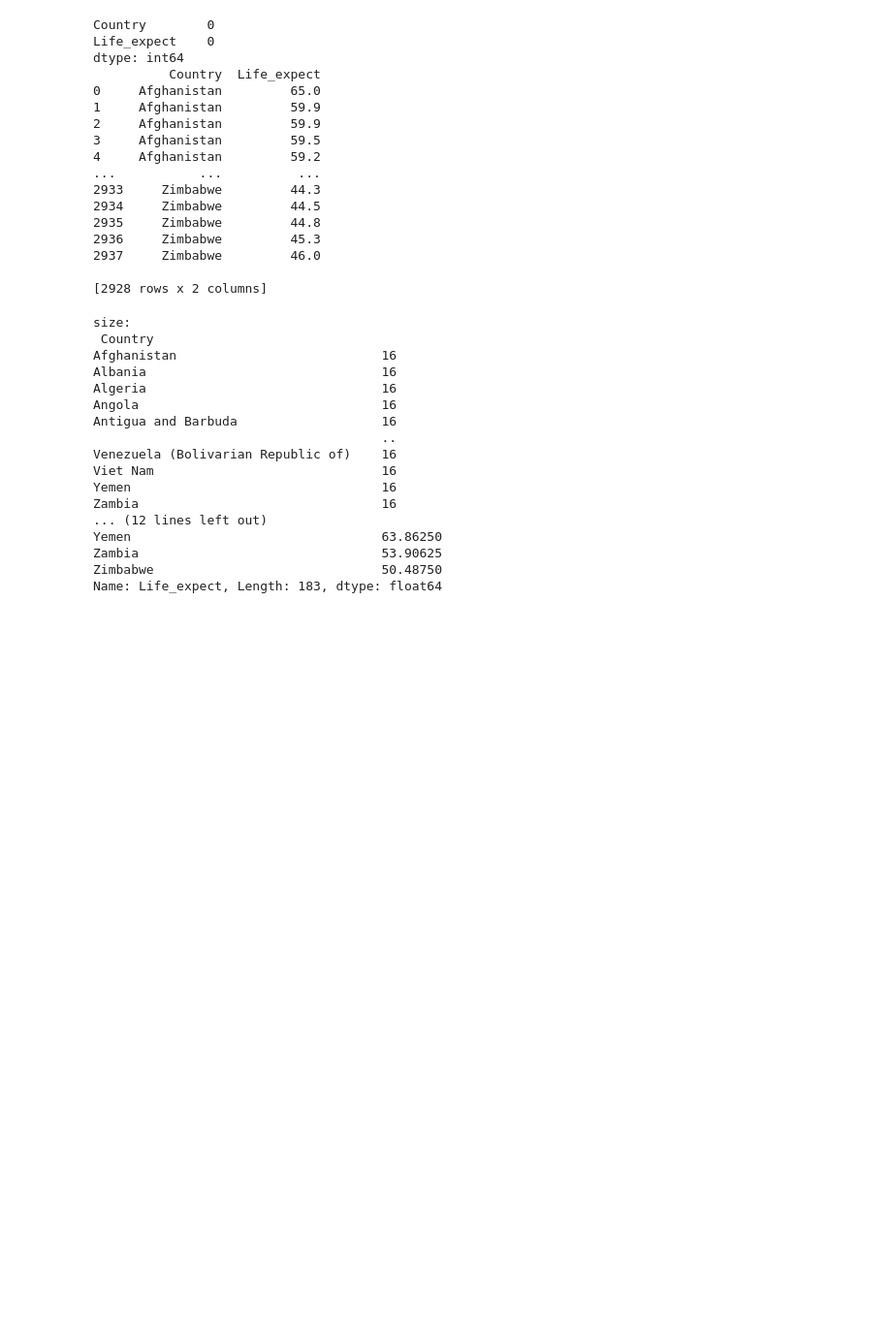
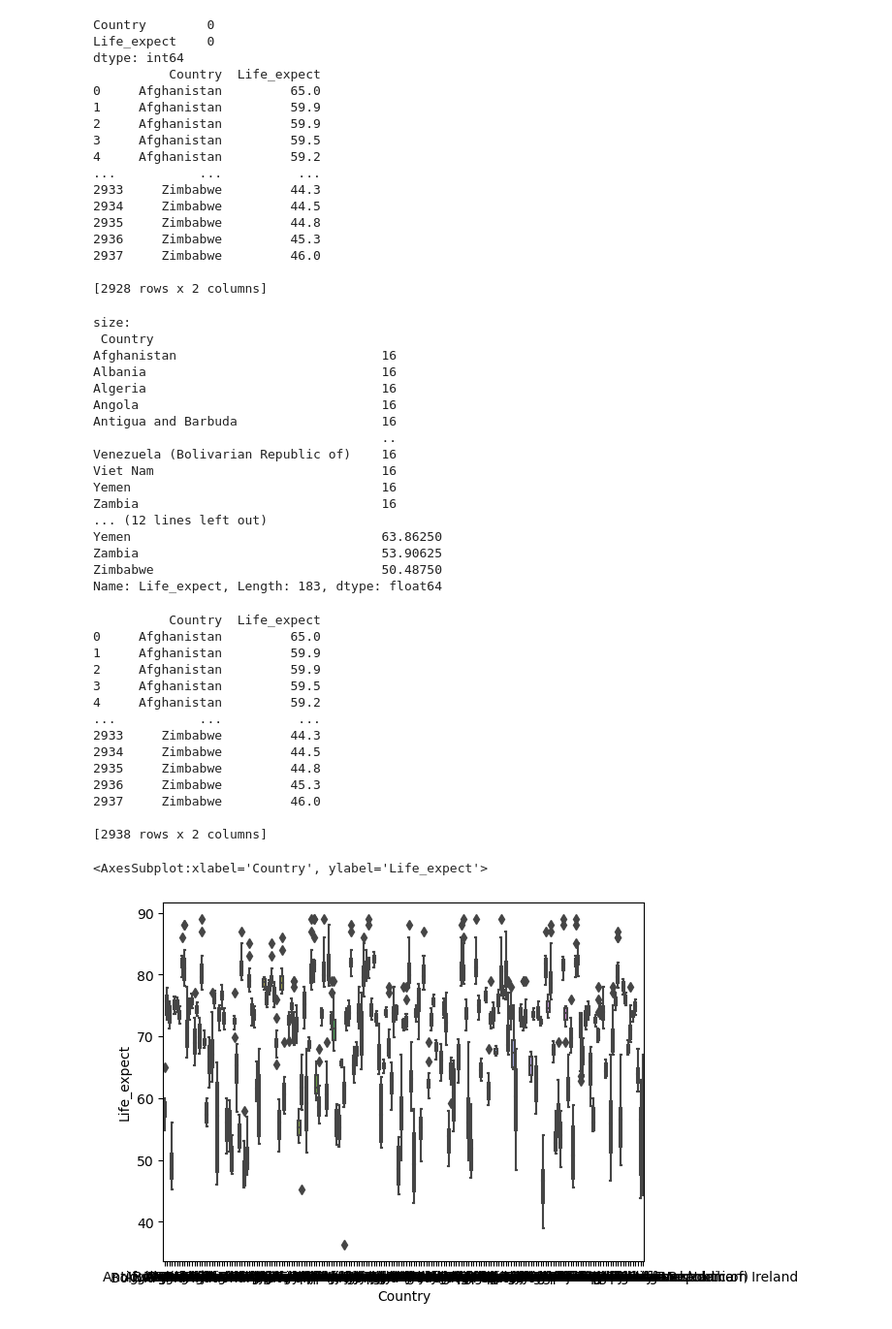
Before and after one commit to doraemon49/SDA-22-2, a Jupyter notebook: Life.ipynb, the cells around one changed output. Shown at 97% size. Drawn from its saved outputs; the diff is of its cells as text; code cells hidden in the pictures; blank space fills up the shorter version.

Commit message:
개도국과 선진국의 기대수명 차이

```diff
--- a/Life.ipynb
+++ b/Life.ipynb
@@ -72,3 +72,26 @@ Yemen                                 63.86250
 Zambia                                53.90625
 Zimbabwe                              50.48750
 Name: Life_expect, Length: 183, dtype: float64
+# %%
+c_life = data[["Country","Life_expect"]]
+print(c_life)
+
+# 나라별 기대수명 boxplot (나라별로 기대수명이 어떻게 분포되어있는지 확인하고자 했으나,, )
+sns.boxplot(x="Country",y="Life_expect",data=c_life)
+# %% [output]
+          Country  Life_expect
+0     Afghanistan         65.0
+1     Afghanistan         59.9
+2     Afghanistan         59.9
+3     Afghanistan         59.5
+4     Afghanistan         59.2
+...           ...          ...
+2933     Zimbabwe         44.3
+2934     Zimbabwe         44.5
+2935     Zimbabwe         44.8
+2936     Zimbabwe         45.3
+2937     Zimbabwe         46.0
+
+[2938 rows x 2 columns]
+<AxesSubplot:xlabel='Country', ylabel='Life_expect'>
+[figure, added]
```
Also changed, not shown: parts of 28 cells of this notebook.
